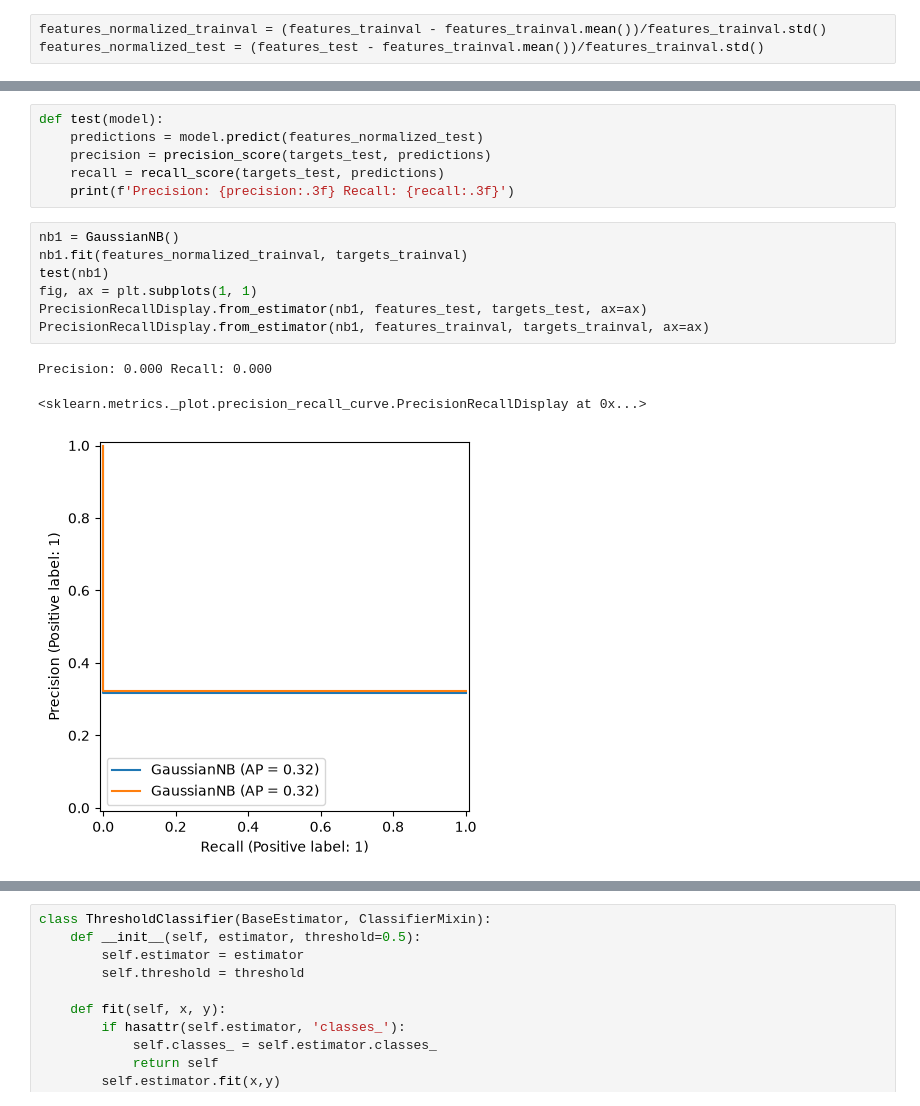
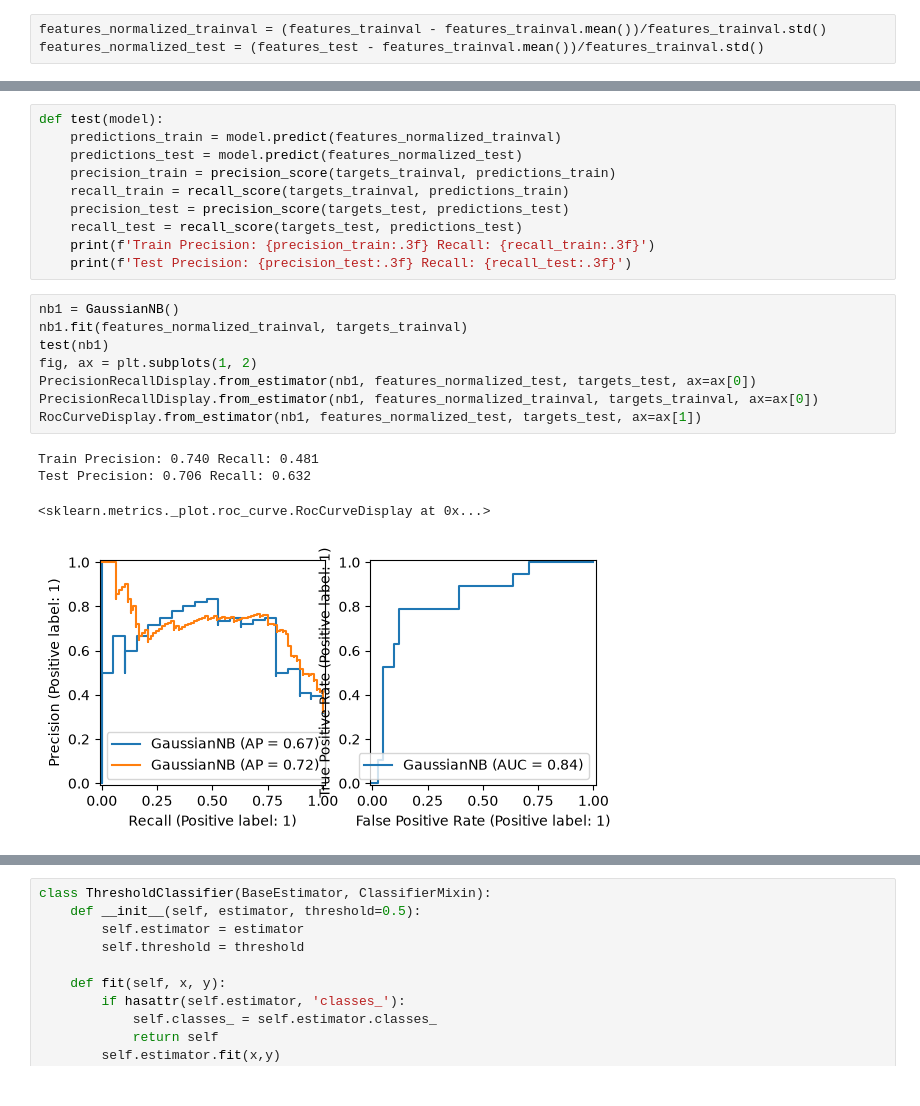
Before and after one commit to lavima/itf31519_2026, a Jupyter notebook: ml_production/workshop_0311.ipynb, the cells around one changed output, grey strips where cells are left out. Cells and saved outputs as stored; diff of their text form.

```diff
--- a/ml_production/workshop_0311.ipynb
+++ b/ml_production/workshop_0311.ipynb
@@ -31,20 +57,26 @@ features_normalized_test = (features_test - features_trainval.mean())/features_t
 # %%
 def test(model):
-    predictions = model.predict(features_normalized_test)
-    precision = precision_score(targets_test, predictions)
-    recall = recall_score(targets_test, predictions)
-    print(f'Precision: {precision:.3f} Recall: {recall:.3f}')
+    predictions_train = model.predict(features_normalized_trainval)
+    predictions_test = model.predict(features_normalized_test)
+    precision_train = precision_score(targets_trainval, predictions_train)
+    recall_train = recall_score(targets_trainval, predictions_train)
+    precision_test = precision_score(targets_test, predictions_test)
+    recall_test = recall_score(targets_test, predictions_test)
+    print(f'Train Precision: {precision_train:.3f} Recall: {recall_train:.3f}')
+    print(f'Test Precision: {precision_test:.3f} Recall: {recall_test:.3f}')
 # %%
 nb1 = GaussianNB()
 nb1.fit(features_normalized_trainval, targets_trainval)
 test(nb1)
-fig, ax = plt.subplots(1, 1)
-PrecisionRecallDisplay.from_estimator(nb1, features_test, targets_test, ax=ax)
-PrecisionRecallDisplay.from_estimator(nb1, features_trainval, targets_trainval, ax=ax)
+fig, ax = plt.subplots(1, 2)
+PrecisionRecallDisplay.from_estimator(nb1, features_normalized_test, targets_test, ax=ax[0])
+PrecisionRecallDisplay.from_estimator(nb1, features_normalized_trainval, targets_trainval, ax=ax[0])
+RocCurveDisplay.from_estimator(nb1, features_normalized_test, targets_test, ax=ax[1])
 # %% [output]
-Precision: 0.000 Recall: 0.000
+Train Precision: 0.740 Recall: 0.481
+Test Precision: 0.706 Recall: 0.632
-<sklearn.metrics._plot.precision_recall_curve.PrecisionRecallDisplay at 0x...>
+<sklearn.metrics._plot.roc_curve.RocCurveDisplay at 0x...>
-[figure, old version]
+[figure, new version]
 # %%
 rf1 = RandomForestClassifier()
 rf1.fit(features_normalized_trainval, targets_trainval)
```
Also changed, not shown: parts of 8 cells of this notebook, 2 other files.
